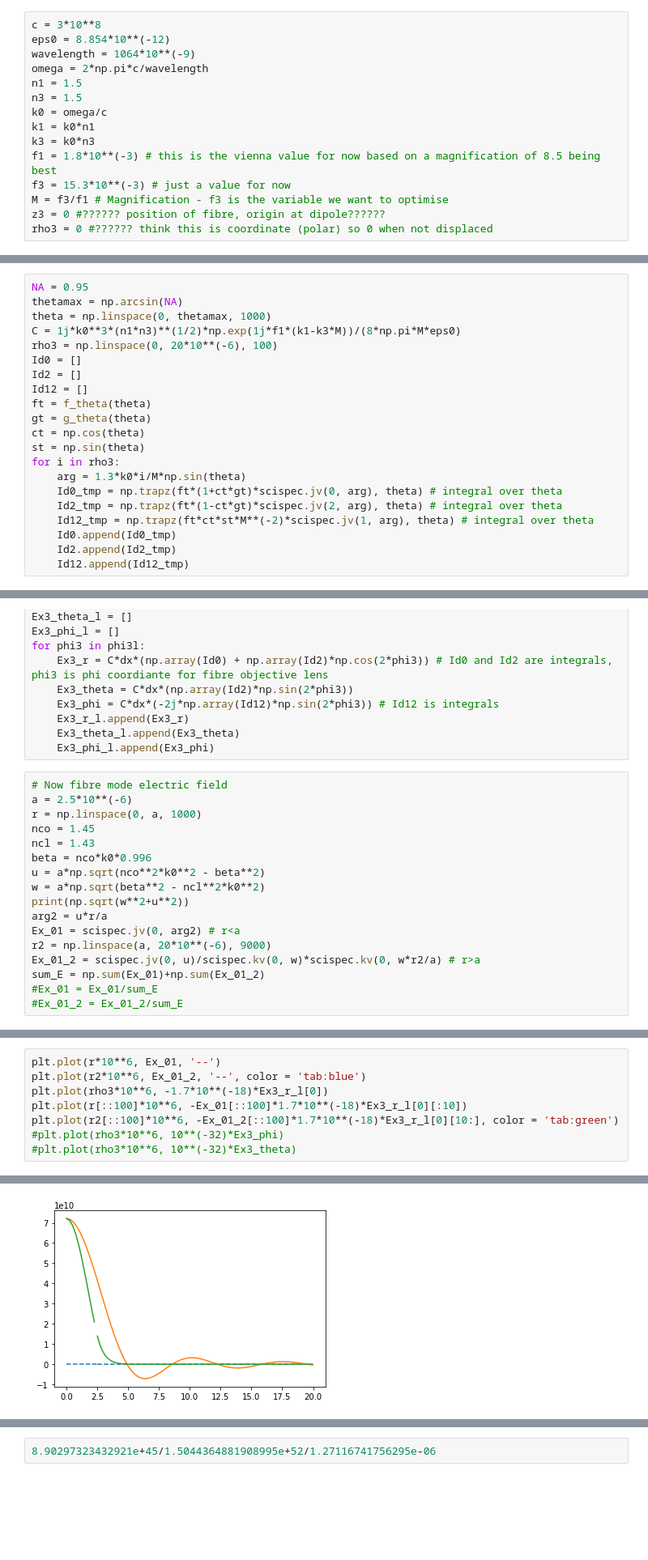
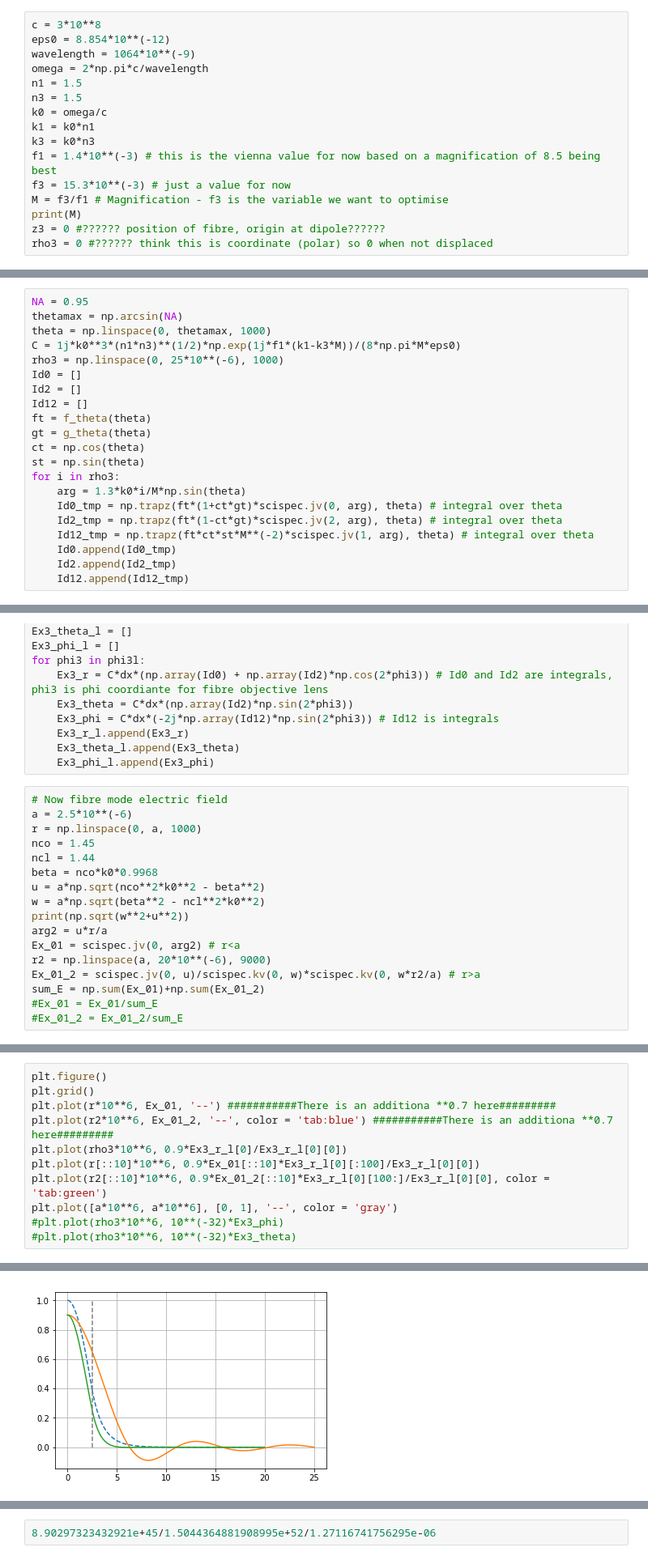
Before and after one commit to tompenny/SIMPLE-nano-Confocal-Microscope, a Jupyter notebook: Confocal Microscope Collection Efficiency.ipynb, the cells around one changed output, grey strips where cells are left out. Shown: that part at 81% size. Cells and saved outputs as stored; diff of their text form; blank space fills up the shorter version.

```diff
--- a/Confocal Microscope Collection Efficiency.ipynb
+++ b/Confocal Microscope Collection Efficiency.ipynb
@@ -16,8 +20,9 @@ n3 = 1.5
 k0 = omega/c
 k1 = k0*n1
 k3 = k0*n3
-f1 = 1.8*10**(-3) # this is the vienna value for now based on a magnification of 8.5 being best
+f1 = 1.4*10**(-3) # this is the vienna value for now based on a magnification of 8.5 being best
 f3 = 15.3*10**(-3) # just a value for now
 M = f3/f1 # Magnification - f3 is the variable we want to optimise
+print(M)
 z3 = 0 #?????? position of fibre, origin at dipole??????
 rho3 = 0 #?????? think this is coordinate (polar) so 0 when not displaced
@@ -34,7 +41,7 @@ NA = 0.95
 thetamax = np.arcsin(NA)
 theta = np.linspace(0, thetamax, 1000)
 C = 1j*k0**3*(n1*n3)**(1/2)*np.exp(1j*f1*(k1-k3*M))/(8*np.pi*M*eps0)
-rho3 = np.linspace(0, 20*10**(-6), 100)
+rho3 = np.linspace(0, 25*10**(-6), 1000)
 Id0 = []
 Id2 = []
 Id12 = []
@@ -70,8 +77,8 @@ for phi3 in phi3l:
 a = 2.5*10**(-6)
 r = np.linspace(0, a, 1000)
 nco = 1.45
-ncl = 1.43
-beta = nco*k0*0.996
+ncl = 1.44
+beta = nco*k0*0.9968
 u = a*np.sqrt(nco**2*k0**2 - beta**2)
 w = a*np.sqrt(beta**2 - ncl**2*k0**2)
 print(np.sqrt(w**2+u**2))
@@ -91,14 +106,17 @@ w
 # %%
-plt.plot(r*10**6, Ex_01, '--')
-plt.plot(r2*10**6, Ex_01_2, '--', color = 'tab:blue')
-plt.plot(rho3*10**6, -1.7*10**(-18)*Ex3_r_l[0])
-plt.plot(r[::100]*10**6, -Ex_01[::100]*1.7*10**(-18)*Ex3_r_l[0][:10])
-plt.plot(r2[::100]*10**6, -Ex_01_2[::100]*1.7*10**(-18)*Ex3_r_l[0][10:], color = 'tab:green')
+plt.figure()
+plt.grid()
+plt.plot(r*10**6, Ex_01, '--') ###########There is an additiona **0.7 here#########
+plt.plot(r2*10**6, Ex_01_2, '--', color = 'tab:blue') ###########There is an additiona **0.7 here#########
+plt.plot(rho3*10**6, 0.9*Ex3_r_l[0]/Ex3_r_l[0][0])
+plt.plot(r[::10]*10**6, 0.9*Ex_01[::10]*Ex3_r_l[0][:100]/Ex3_r_l[0][0])
+plt.plot(r2[::10]*10**6, 0.9*Ex_01_2[::10]*Ex3_r_l[0][100:]/Ex3_r_l[0][0], color = 'tab:green')
+plt.plot([a*10**6, a*10**6], [0, 1], '--', color = 'gray')
 #plt.plot(rho3*10**6, 10**(-32)*Ex3_phi)
 #plt.plot(rho3*10**6, 10**(-32)*Ex3_theta)
 # %% [output]
 [<matplotlib.lines.Line2D at 0x...>]
-[figure, old version]
+[figure, new version]
 # %%
 overlapl = []
 for i in range(len(phi3l)):
```
Also changed, not shown: parts of 17 cells of this notebook.
